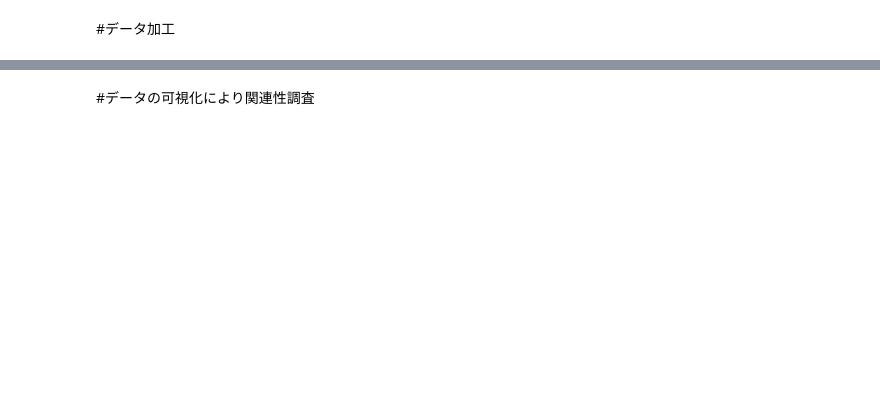
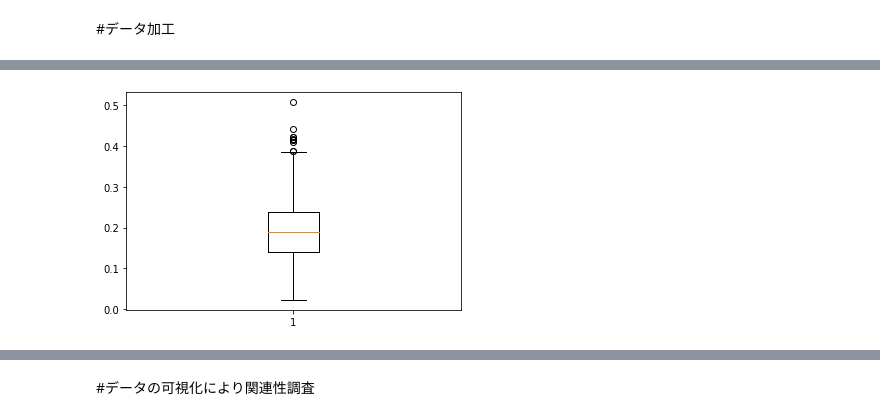
Before and after one commit to kaigitt/GoogleColab, a Jupyter notebook: 【砂川快斗】教師あり学習の演習_editor_ipynb_のコピー.ipynb, the cells around one changed output, grey strips where cells are left out. Saved outputs shown, nothing was run; the diff lists cells and outputs as text; code cells hidden in the pictures; blank space fills up the shorter version.

```diff
--- a/【砂川快斗】教師あり学習の演習_editor_ipynb_のコピー.ipynb
+++ b/【砂川快斗】教師あり学習の演習_editor_ipynb_のコピー.ipynb
@@ -121,0 +200,6 @@ df_cycle_except_object.isna().sum()
+# %%
+plt.figure()
+plt.boxplot(df_cycle_except_object['windspeed'])
+plt.show()
+# %% [output]
+[figure, added]
```
Also changed, not shown: parts of 38 cells of this notebook.
